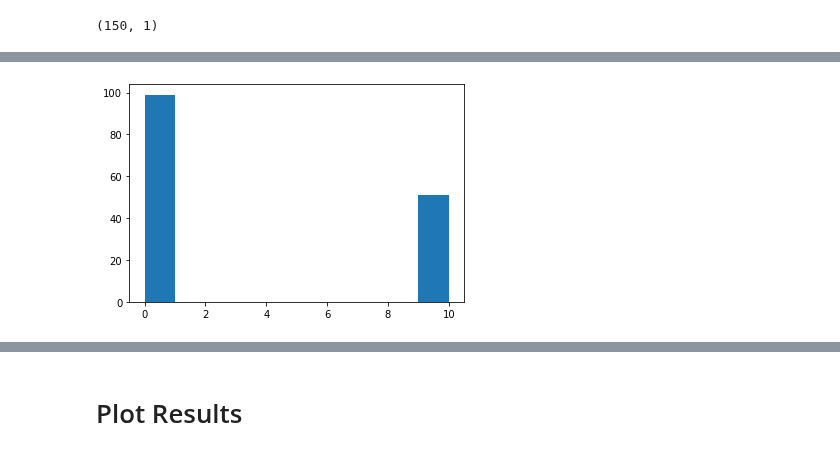
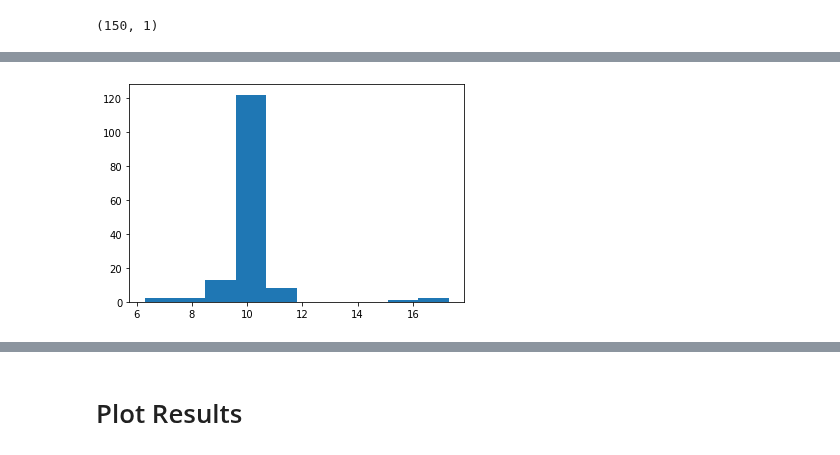
Before and after one commit to overlay-market/overlay-monetary, a Jupyter notebook: notebooks/Agent Based Simulation Long-Run Analysis.ipynb, the cells around one changed output, grey strips where cells are left out. Cells and saved outputs as stored; diff of their text form; code cells hidden in the pictures.

Commit message:
- the code in "Agent Based Simulation Long-Run Analysis.ipynb" is now running

```diff
--- a/notebooks/Agent Based Simulation Long-Run Analysis.ipynb
+++ b/notebooks/Agent Based Simulation Long-Run Analysis.ipynb
@@ -253,13 +254,21 @@ data_collection_options = \
                           data_collection_interval=4  # collect data once per minute (every 4 steps)
                          )
 
+base_liquidate_reward = 0.1
+base_maintenance = 0.6
+num_snipers = 0
+num_liquidators = 0
 
 monetary_model = \
     MonetaryModel(num_arbitrageurs=num_arbitrageurs,
                   num_keepers=num_keepers,
                   num_traders=num_traders,
                   num_holders=num_holders,
-                  ticker_to_time_series_of_prices_map=ticker_to_time_series_of_prices_map,
+                  num_snipers=num_snipers,
+                  num_liquidators=num_liquidators,
+                  base_maintenance=base_maintenance,
+                  base_liquidate_reward=base_liquidate_reward,
+                  sims=ticker_to_time_series_of_prices_map,
                   base_wealth=base_wealth,
                   base_market_fee=base_market_fee,
                   base_max_leverage=base_max_leverage,
@@ -420,3 +429,9 @@ one_year_index = \
 one_year_index
 # %% [output]
 2103840
+# %%
+one_day_index = \
+    convert_time_in_seconds_to_index(
+        time_resolution=time_resolution,
+        time_in_seconds=24 * 60 * 60)
+one_day_index
@@ -453,7 +471,7 @@ sorted(agent_wealth[:100])
 # %%
-histogram = plt.hist(agent_vars_df.loc[pd.IndexSlice[4207676, :], :].values)
+histogram = plt.hist(agent_vars_df.loc[pd.IndexSlice[one_day_index, :], :].values)
 # %% [output]
-[figure, old version]
+[figure, new version]
 # %%
 sns.kdeplot(data=agent_wealth);
 # %% [output]
```
Also changed, not shown: parts of 23 cells of this notebook, 6 other files.
